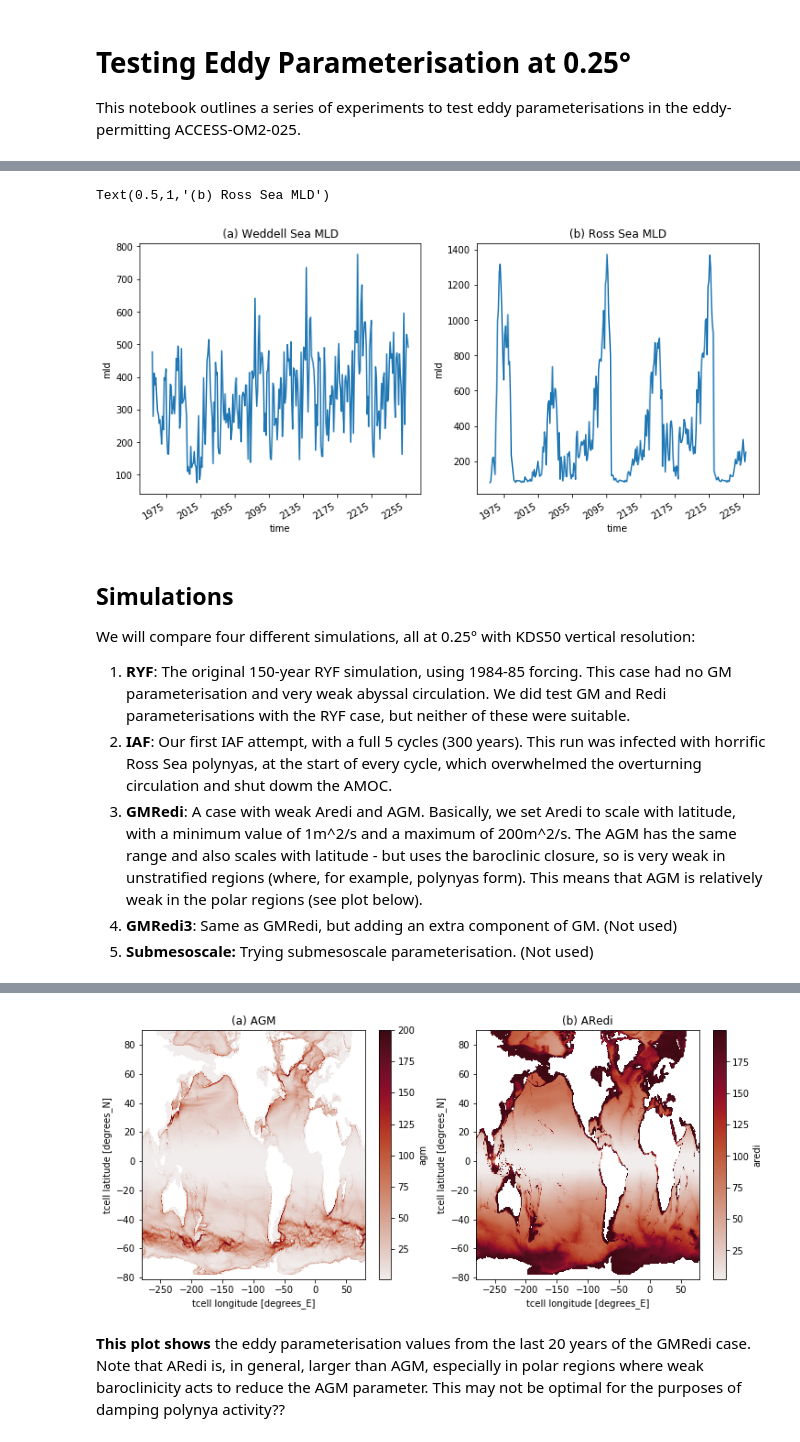
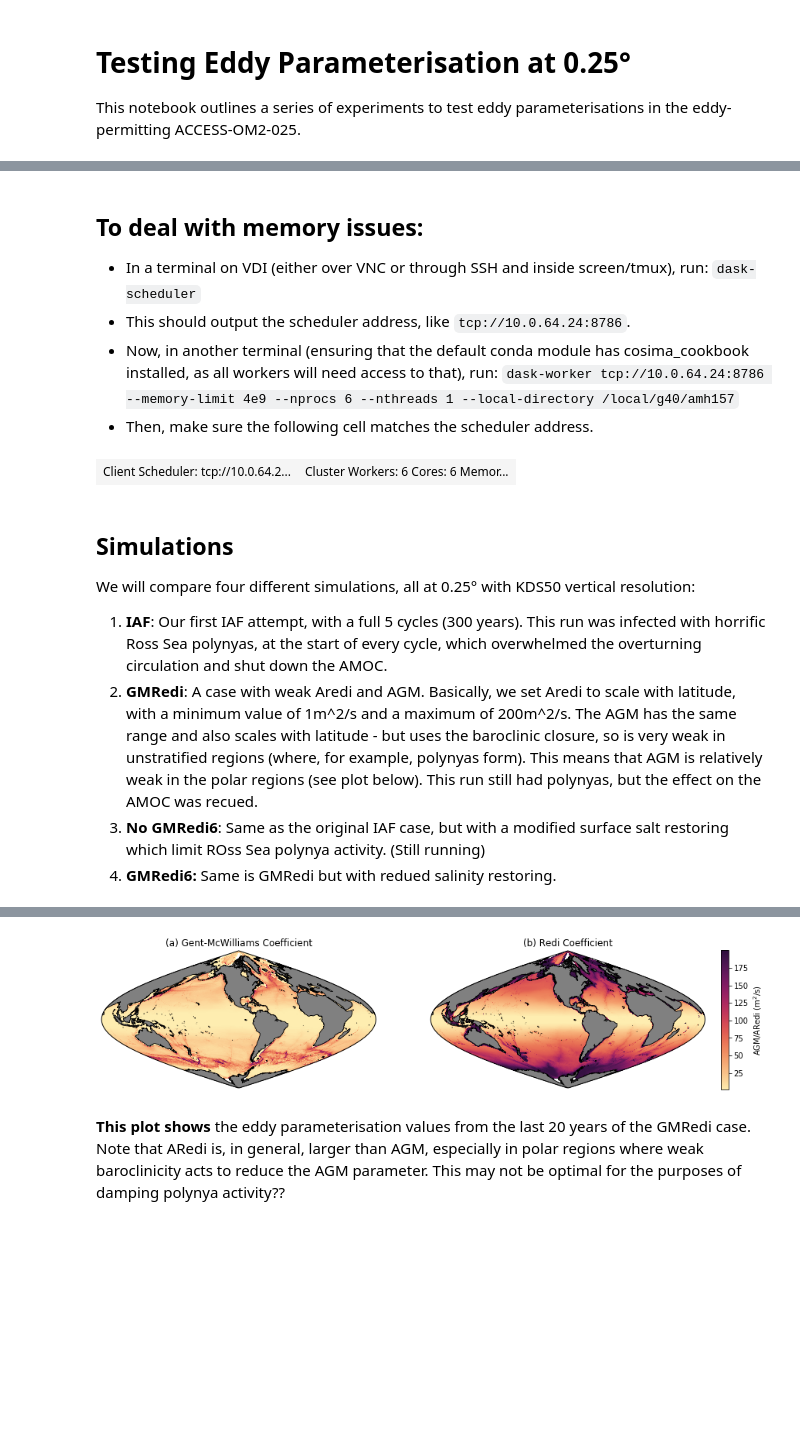
Before and after one commit to AndyHoggANU/GMRediTesting, a Jupyter notebook: GMRediTesting.ipynb, the cells around one changed output, grey strips where cells are left out. Drawn from its saved outputs; the diff is of its cells as text; code cells hidden in the pictures; blank space fills up the shorter version.

Commit message:
New simulations and diagnostics

```diff
--- a/GMRediTesting.ipynb
+++ b/GMRediTesting.ipynb
@@ -154,49 +19,60 @@ plt.ylim(ymax=-40)
-# %%
-MLD = cc.get_nc_variable('025deg_jra55v13_iaf', 'ocean_month.nc', 'mld',time_units = None)
-MLD_wed = MLD.sel(xt_ocean=slice(-50,-10)).sel(yt_ocean=slice(-75,-60)).mean('xt_ocean').mean('yt_ocean').resample(time='A').mean('time').load()
-MLD_ross = MLD.sel(xt_ocean=slice(-190,-150)).sel(yt_ocean=slice(-75,-60)).mean('xt_ocean').mean('yt_ocean').resample(time='A').mean('time').load()
-
-IPython.display.clear_output()
-
-plt.figure(figsize=(12,5))
-plt.subplot(121)
-MLD_wed.plot()
-plt.title('(a) Weddell Sea MLD')
-plt.subplot(122)
-MLD_ross.plot()
-plt.title('(b) Ross Sea MLD')
-# %% [output]
-Text(0.5,1,'(b) Ross Sea MLD')
-[figure, removed]
+# %% [markdown]
+## To deal with memory issues:
+* In a terminal on VDI (either over VNC or through SSH and inside screen/tmux), run:
+`dask-scheduler`
+* This should output the scheduler address, like `tcp://10.0.64.24:8786`.
+* Now, in another terminal (ensuring that the default conda module has cosima_cookbook installed, as all workers will need access to that), run:
+`dask-worker tcp://10.0.64.24:8786 --memory-limit 4e9 --nprocs 6 --nthreads 1 --local-directory /local/g40/amh157`
+* Then, make sure the following cell matches the scheduler address.
+# %%
+client = Client('tcp://10.0.64.2:8786', local_dir='/local/g40/amh157')
+#client = Client()
+client
+# %% [output]
+| Client Scheduler: tcp://10.0.64.2... | Cluster Workers: 6 Cores: 6 Memor... |
 # %% [markdown]
 ## Simulations
 
 We will compare four different simulations, all at 0.25° with KDS50 vertical resolution:
-1. **RYF**: The original 150-year RYF simulation, using 1984-85 forcing. This case had no GM parameterisation and very weak abyssal circulation. We did test GM and Redi parameterisations with the RYF case, but neither of these were suitable.
-2. **IAF**: Our first IAF attempt, with a full 5 cycles (300 years). This run was infected with horrific Ross Sea polynyas, at the start of every cycle, which overwhelmed the overturning circulation and shut dowm the AMOC.
-3. **GMRedi**: A case with weak Aredi and AGM. Basically, we set Aredi to scale with latitude, with a minimum value of 1m^2/s and a maximum of 200m^2/s. The AGM has the same range and also scales with latitude - but uses the baroclinic closure, so is very weak in unstratified regions (where, for example, polynyas form). This means that AGM is relatively weak in the polar regions (see plot below).
-4. **GMRedi3**: Same as GMRedi, but adding an extra component of GM. (Not used)
-5. **Submesoscale:** Trying submesoscale parameterisation. (Not used)
+1. **IAF**: Our first IAF attempt, with a full 5 cycles (300 years). This run was infected with horrific Ross Sea polynyas, at the start of every cycle, which overwhelmed the overturning circulation and shut down the AMOC.
+2. **GMRedi**: A case with weak Aredi and AGM. Basically, we set Aredi to scale with latitude, with a minimum value of 1m^2/s and a maximum of 200m^2/s. The AGM has the same range and also scales with latitude - but uses the baroclinic closure, so is very weak in unstratified regions (where, for example, polynyas form). This means that AGM is relatively weak in the polar regions (see plot below). This run still had polynyas, but the effect on the AMOC was recued.
+3. **No GMRedi6**: Same as the original IAF case, but with a modified surface salt restoring which limit ROss Sea polynya activity. (Still running)
+4. **GMRedi6:** Same is GMRedi but with redued salinity restoring.
 # %%
 esub = [
- '025deg_jra55v13_ryf8485_KDS50',
  '025deg_jra55v13_iaf',
  '025deg_jra55v13_iaf_gmredi',
- #'025deg_jra55v13_iaf_gmredi3',
- #'025deg_jra55v13_iaf_submeso',
+ '025deg_jra55v13_iaf_nogmredi6',
+ '025deg_jra55v13_iaf_gmredi6',
        ]
 # %%
 %%time
-expt = esub[2]
+expt = esub[3]
 AGM = cc.get_nc_variable(expt, 'ocean_month.nc', 'agm',n=-10,time_units = None)
 ARedi = cc.get_nc_variable(expt, 'ocean_month.nc', 'aredi',n=-10,time_units = None)
 IPython.display.clear_output()
 
-plt.figure(figsize=(12,5))
-plt.subplot(121)
-AGM.mean('time').plot(cmap=cm.cm.amp)
-plt.title('(a) AGM')
-plt.subplot(122)
-ARedi.mean('time').plot(cmap=cm.cm.amp)
-plt.title('(b) ARedi')
+plt.figure(figsize=(14,5))
+land_50m = cft.NaturalEarthFeature('physical', 'land', '50m',
+                                        edgecolor='black',
+                                        facecolor='gray',
+                                        linewidth=0.5)
+ax1 = plt.subplot(1,2,1,projection=ccrs.Sinusoidal(central_longitude=-100))
+ax1.coastlines(resolution='50m')
+ax1.add_feature(land_50m)
+p1 = AGM.mean('time').plot(ax=ax1,cmap=cm.cm.matter,add_colorbar=False,extend='max',transform=ccrs.PlateCarree())
+ax1.set_title('(a) Gent-McWilliams Coefficient')
+
+ax2 = plt.subplot(1,2,2,projection=ccrs.Sinusoidal(central_longitude=-100))
+ax2.coastlines(resolution='50m')
+ax2.add_feature(land_50m)
+ARedi.mean('time').plot(ax=ax2,cmap=cm.cm.matter,add_colorbar=False,extend='max',transform=ccrs.PlateCarree())
+ax2.set_title('(b) Redi Coefficient')
+
+
+ax4 = plt.axes([0.92,0.25,0.01,0.5])
+cb = plt.colorbar(p1,cax=ax4,orientation='vertical')
+cb.ax.set_ylabel('AGM/ARedi (m$^2$/s)')
+
+plt.savefig('AGMRedi.png')
 # %% [output]
@@ -205,4 +81,4 @@ Wall time: 2min 49s
-[figure, old version]
+[figure, new version]
 # %% [markdown]
 **This plot shows** the eddy parameterisation values from the last 20 years of the GMRedi case. Note that ARedi is, in general, larger than AGM, especially in polar regions where weak baroclinicity acts to reduce the AGM parameter. This may not be optimal for the purposes of damping polynya activity??
 # %% [markdown]
```
Also changed, not shown: parts of 27 cells of this notebook.
